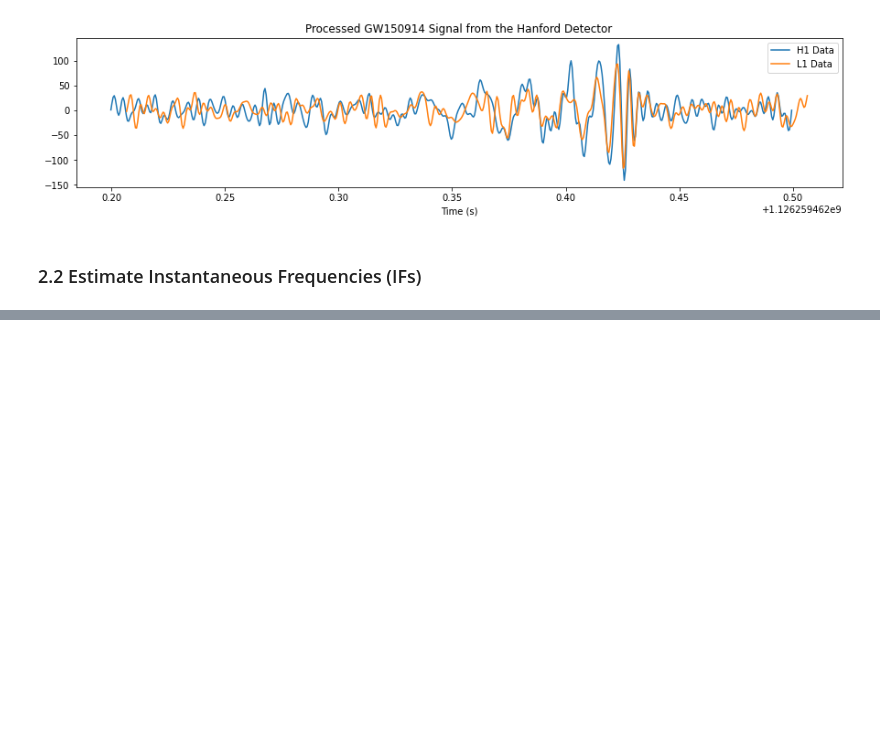
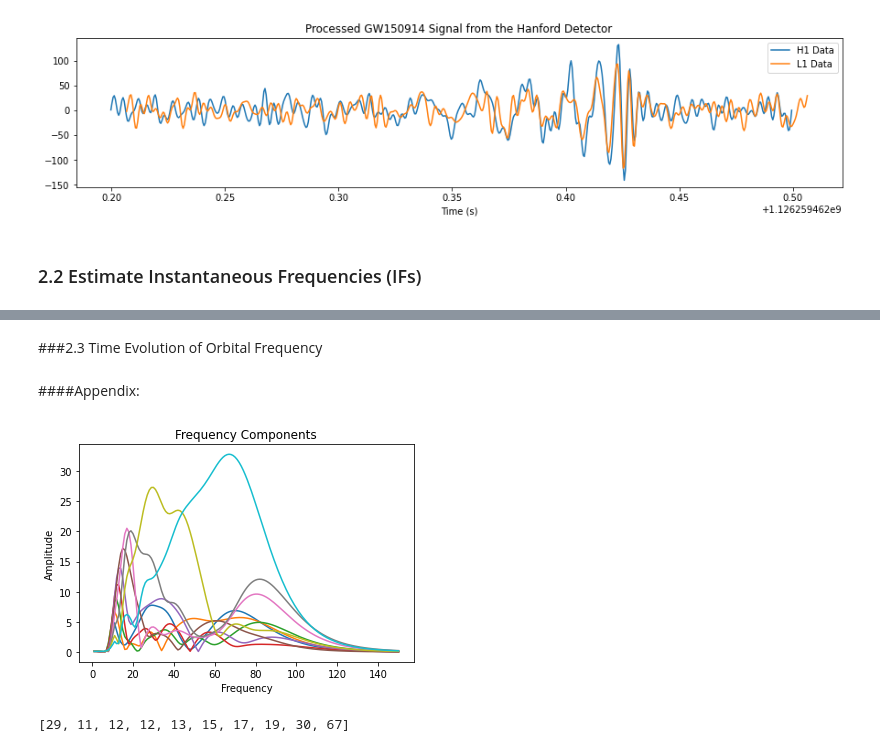
Before and after one commit to xli2522/simple-BBH-waveform, a Jupyter notebook: simple_BBH_waveform.ipynb, the cells around one changed output, grey strips where cells are left out. Saved outputs shown, nothing was run; the diff lists cells and outputs as text; code cells hidden in the pictures; blank space fills up the shorter version.

```diff
--- a/simple_BBH_waveform.ipynb
+++ b/simple_BBH_waveform.ipynb
@@ -136,0 +165,25 @@ pylab.show()
+# %% [markdown]
+###2.3 Time Evolution of Orbital Frequency
+# %% [markdown]
+####Appendix:
+# %%
+# sample the signal with a constant time interval
+# from 200 time bin to 500 time bin
+samplesh = []
+for i in range(200, 500, 30):
+    # only a limited number of elements, use python list for simplicity
+    samplesh.append(spectrogramh[:,i])
+    plt.plot(spectrogramh[:,i])
+plt.title('Frequency Components')
+plt.xlabel('Frequency')
+plt.ylabel('Amplitude')
+plt.show()
+
+# now collect peak frequencies (under the assumption that peak frequencies are the IFs of the BBH merger signal)
+peaksh = []
+for count in range(len(samplesh)):
+    peaksh.append(int(np.where(samplesh[count] == max(samplesh[count][1:]))[0]))
+print(peaksh)
+# %% [output]
+[figure, added]
+[29, 11, 12, 12, 13, 15, 17, 19, 30, 67]
```
Also changed, not shown: parts of 6 cells of this notebook.
